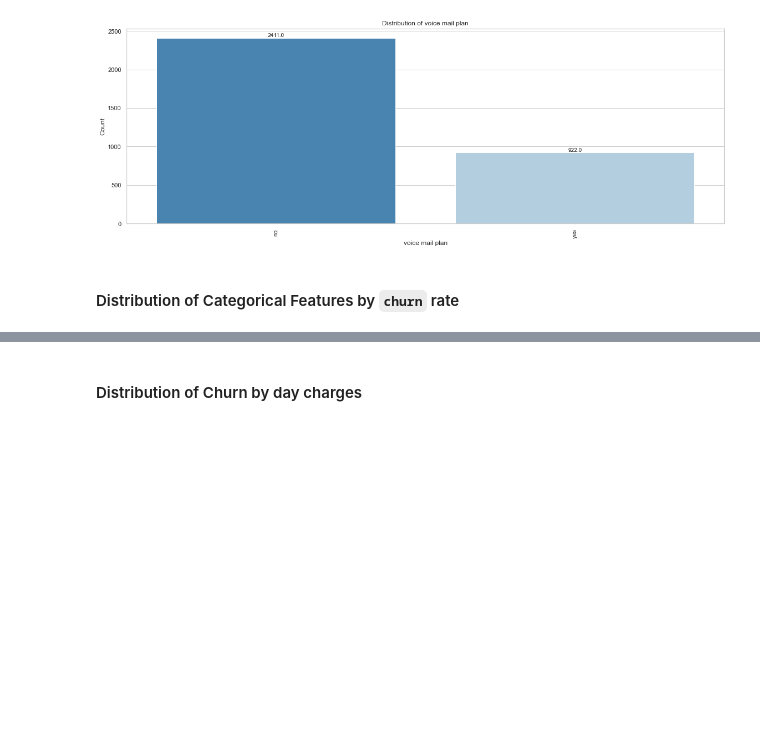
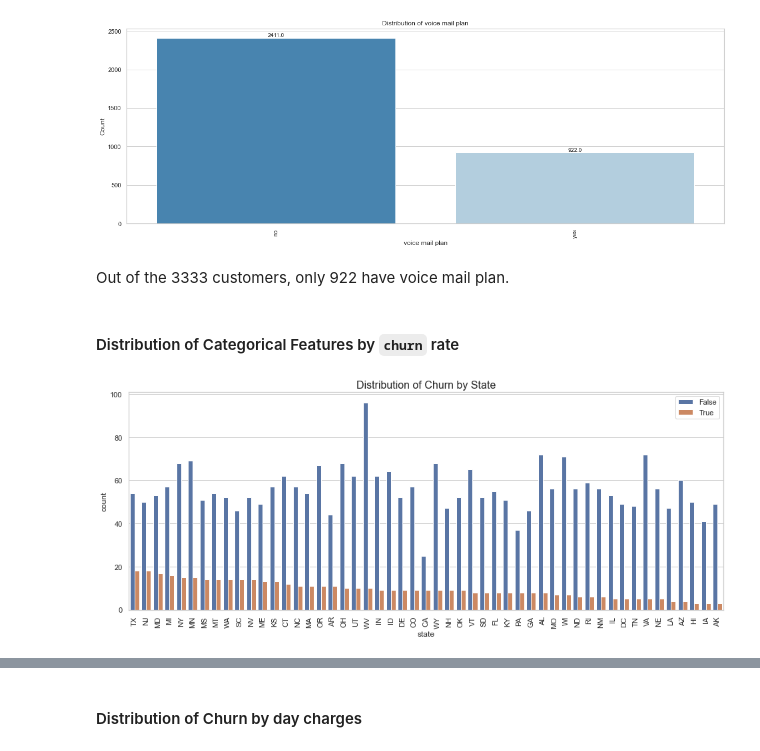
Before and after one commit to NashonOkumu/churn-prediction, a Jupyter notebook: student.ipynb, the cells around one changed output, grey strips where cells are left out. Cells and saved outputs as stored; diff of their text form; code cells hidden in the pictures; blank space fills up the shorter version.

```diff
--- a/student.ipynb
+++ b/student.ipynb
@@ -352,6 +389,8 @@ plot_categorical_feature(df, 'international plan' )
 plot_categorical_feature(df, 'voice mail plan' )
 # %% [output]
 [figure]
+# %% [markdown]
+Out of the 3333 customers, only 922 have voice mail plan.
 # %% [markdown]
 #### Distribution of Categorical Features by `churn` rate
 # %%
@@ -367,2 +407,6 @@ def plot_categorical_by_churn(data, feature):
     plt.legend(loc="upper right")
     plt.show()
+# %%
+plot_categorical_by_churn(df, 'state', 'Distribution of Churn by State')
+# %% [output]
+[figure, added]
```
Also changed, not shown: parts of 48 cells of this notebook.
